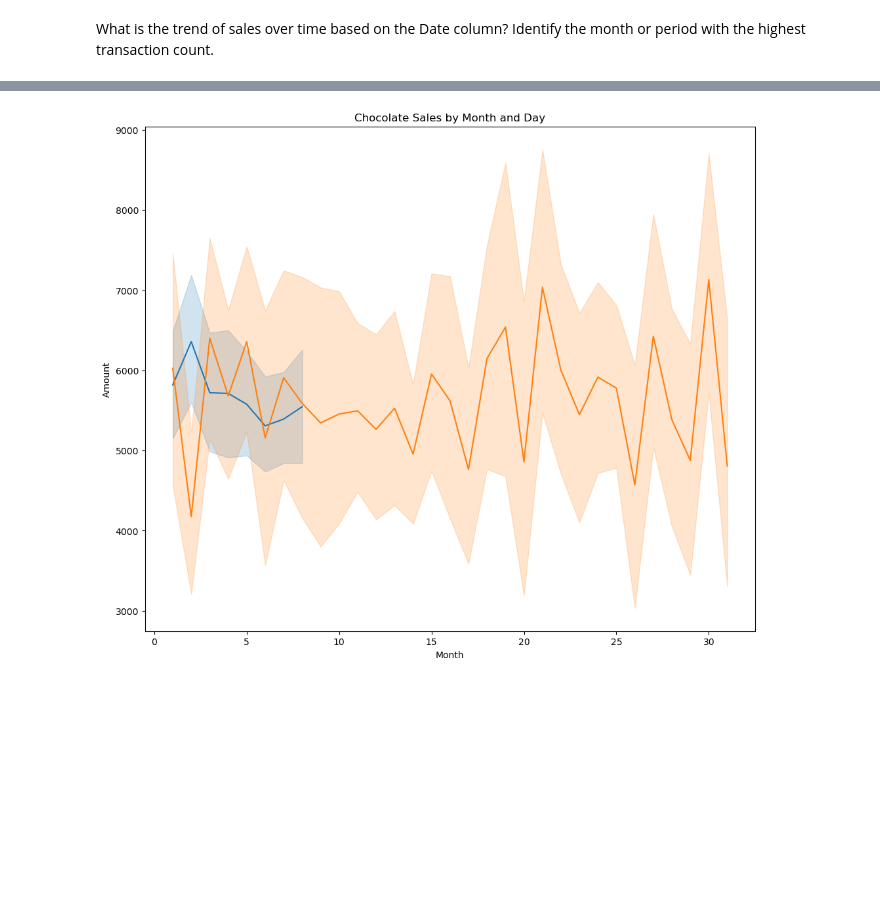
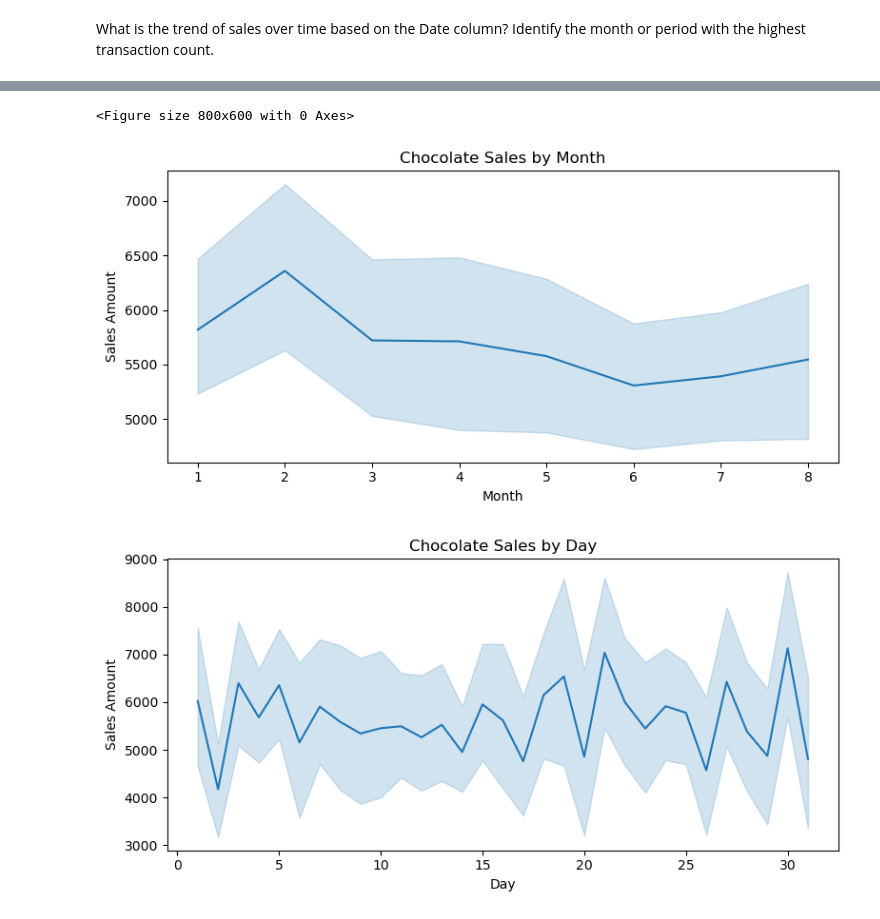
Before and after one commit to danisharain12/Machine-Learning-Projects, a Jupyter notebook: Predicting Chocolate Sales Revenue/Predicting Chocolate Sales Revenue.ipynb, the cells around one changed output, grey strips where cells are left out. Cells and saved outputs as stored; diff of their text form; code cells hidden in the pictures; blank space fills up the shorter version.

```diff
--- a/Predicting Chocolate Sales Revenue/Predicting Chocolate Sales Revenue.ipynb
+++ b/Predicting Chocolate Sales Revenue/Predicting Chocolate Sales Revenue.ipynb
@@ -61,14 +103,3 @@ dtype: float64
 df['Amount'] = df['Amount'].replace({'\$': '', ',': ''}, regex=True).astype(int)
 # %%
 df['Date'] = pd.to_datetime(df['Date'], dayfirst=True)
-# %%
-for i in df:
-    print(f'Total no of unique values{i}:{df[i].nunique()}')
-print('==================')
-
-for i in df:
-    print(f'\n{df[i].value_counts()}')
-print('==================')
-
-for i in df:
-    print(f'\n{i}:{df[i].unique()}')
@@ -97,2 +136,10 @@ df.duplicated().sum()
 # %%
 num = ['Amount', 'Boxes Shipped']
+# %%
+plt.figure(figsize=(8, 4))
+
+for i, col in enumerate(num):
+    plt.subplot(1, 2, i+1)
+    sns.boxplot(y=df[col])
+    plt.title(col)
+plt.show()
@@ -99,9 +156,9 @@ num = ['Amount', 'Boxes Shipped']
 # %%
-plt.figure(figsize=(12, 6))
+plt.figure(figsize=(8, 5))
 for i, col in enumerate(num):
     plt.subplot(1, len(num), i + 1)
     sns.histplot(data=df, x=col, kde=True, palette='viridis')
-    plt.title(col)
+    plt.title(f'Distribution of {col}')
 
 plt.tight_layout()
 plt.show()
@@ -122,11 +181,3 @@ plt.tight_layout()
 plt.show()
 # %% [output]
 [figure]
-# %%
-plt.figure(figsize=(12, 6))
-
-for i, col in enumerate(num):
-    plt.subplot(1, 2, i+1)
-    sns.boxplot(x=df[col])
-    plt.title(col)
-plt.show()
@@ -192,11 +283,17 @@ df['Year'] = df['Date'].dt.year
 df['Month'] = df['Date'].dt.month
 df['Day'] = df['Date'].dt.day
 # %%
-plt.figure(figsize=(12, 10))
+plt.figure(figsize=(8, 6))
 
-for i, col in enumerate(['Month','Day']):
-    sns.lineplot(x = col, y = 'Amount', data = df)
-    plt.title('Chocolate Sales by Month and Day')
-plt.show()
+for i, col in enumerate(['Month', 'Day']):
+    plt.figure(figsize=(8, 4))
+    sns.lineplot(x=col, y='Amount', data=df)
+    plt.title(f'Chocolate Sales by {col}')
+    plt.xlabel(col)
+    plt.ylabel('Sales Amount')
+    plt.tight_layout()
+    plt.show()
 # %% [output]
+<Figure size 800x600 with 0 Axes>
-[figure, old version]
+[figure, new version]
+[figure, added]
```
Also changed, not shown: parts of 47 cells of this notebook.
